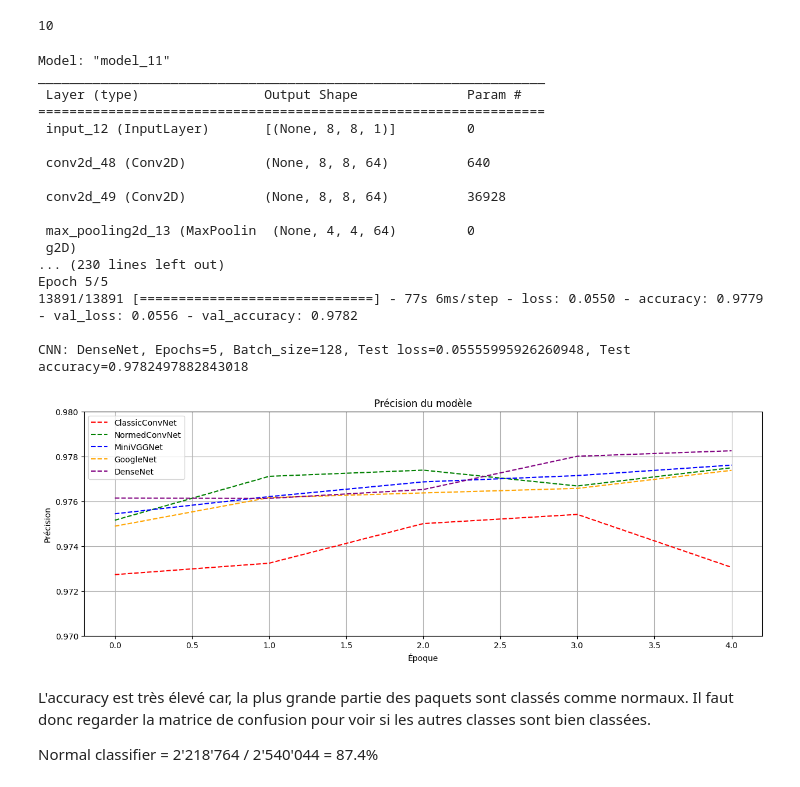
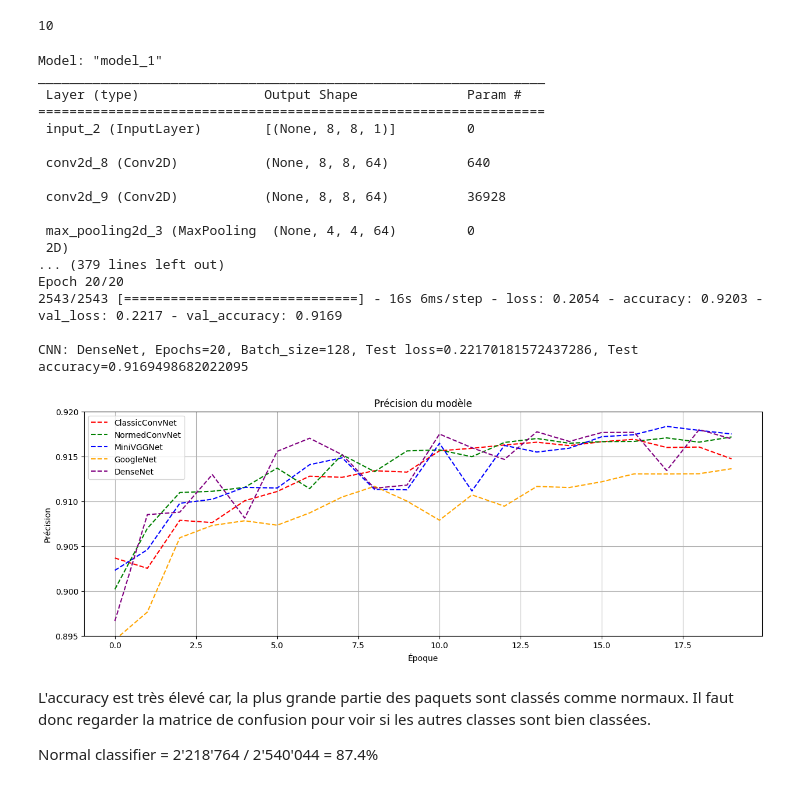
Before and after one commit to TWAAXOne/Network-intrusion-detection-with-machine-learning, a Jupyter notebook: CNN_Mutliclass.ipynb, the cells around one changed output. Drawn from its saved outputs; the diff is of its cells as text; code cells hidden in the pictures.

```diff
--- a/CNN_Mutliclass.ipynb
+++ b/CNN_Mutliclass.ipynb
@@ -238,7 +234,7 @@ model = [0] * nets  # Liste des modèles
 history = [0] * nets  # Liste des historiques d'entraînement pour chaque modèle
 names = ["ClassicConvNet", "NormedConvNet", "MiniVGGNet", "GoogleNet", "DenseNet"]  # Noms des modèles
 
-epochs = 5  # Nombre d'époques d'entraînement
+epochs = 20  # Nombre d'époques d'entraînement
 batch_size = 128  # Taille du lot
 
 # Boucle pour créer les modèles
@@ -317,27 +313,27 @@ for net in range(nets):
     print("\nCNN: {}, Epochs={}, Batch_size={}, Test loss={}, Test accuracy={}\n".format(names[net], epochs, batch_size,
                                                                                          score[0], score[1]))
 # %% [output]
-Model: "model_11"
+Model: "model_1"
 _________________________________________________________________
  Layer (type)                Output Shape              Param #
 =================================================================
- input_12 (InputLayer)       [(None, 8, 8, 1)]         0
+ input_2 (InputLayer)        [(None, 8, 8, 1)]         0
 
- conv2d_48 (Conv2D)          (None, 8, 8, 64)          640
+ conv2d_8 (Conv2D)           (None, 8, 8, 64)          640
 
- conv2d_49 (Conv2D)          (None, 8, 8, 64)          36928
+ conv2d_9 (Conv2D)           (None, 8, 8, 64)          36928
 
- max_pooling2d_13 (MaxPoolin  (None, 4, 4, 64)         0
- g2D)
-... (230 lines left out)
-Epoch 5/5
-13891/13891 [==============================] - 77s 6ms/step - loss: 0.0550 - accuracy: 0.9779 - val_loss: 0.0556 - val_accuracy: 0.9782
+ max_pooling2d_3 (MaxPooling  (None, 4, 4, 64)         0
+ 2D)
+... (379 lines left out)
+Epoch 20/20
+2543/2543 [==============================] - 16s 6ms/step - loss: 0.2054 - accuracy: 0.9203 - val_loss: 0.2217 - val_accuracy: 0.9169
 
-CNN: DenseNet, Epochs=5, Batch_size=128, Test loss=0.05555995926260948, Test accuracy=0.9782497882843018
+CNN: DenseNet, Epochs=20, Batch_size=128, Test loss=0.22170181572437286, Test accuracy=0.9169498682022095
 # %%
-plot_accuracies(nets,history,names,[0.97,0.98])
+plot_accuracies(nets,history,names,[0.895,0.92])
 # %% [output]
-[figure, old version]
+[figure, new version]
 # %% [markdown]
 L'accuracy est très élevé car, la plus grande partie des paquets sont classés comme normaux. Il faut donc regarder la matrice de confusion pour voir si les autres classes sont bien classées.
 
```
Also changed, not shown: parts of 10 cells of this notebook.
